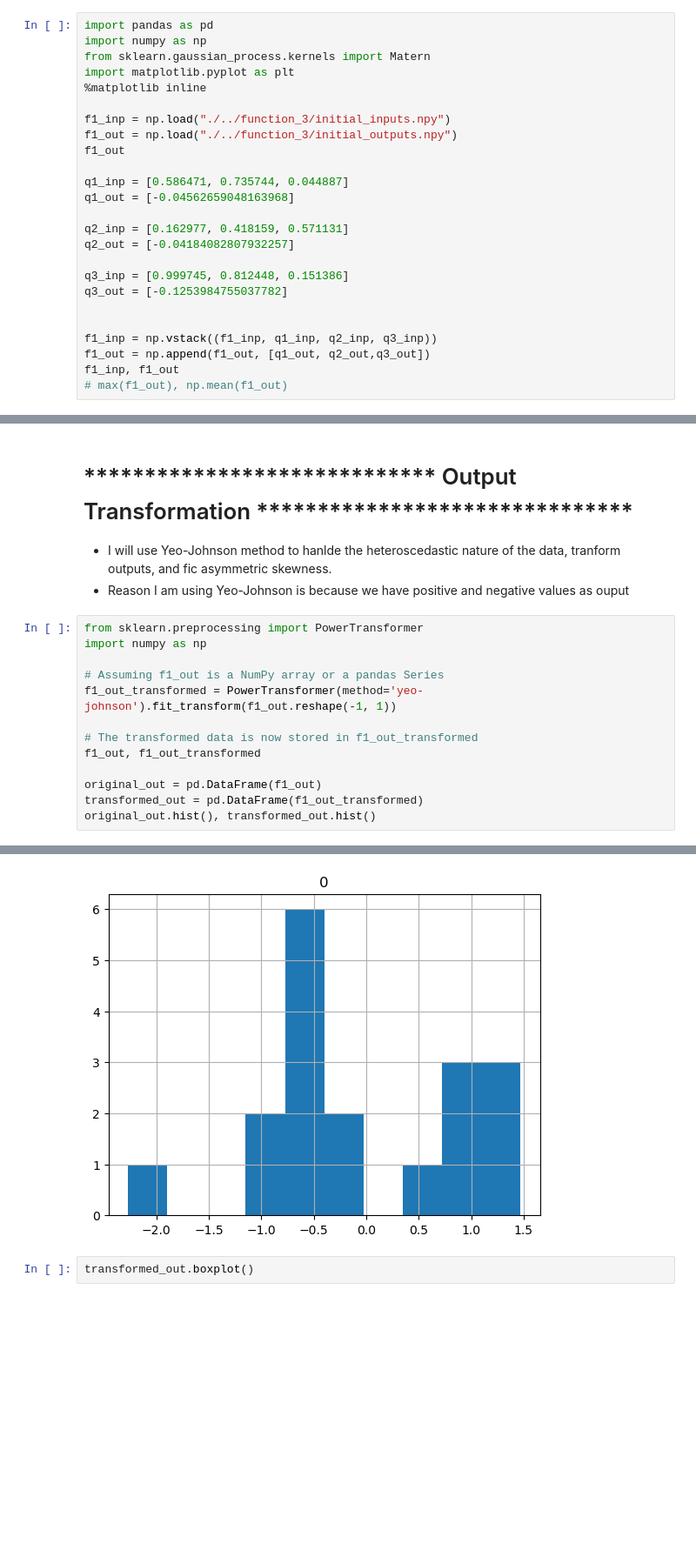
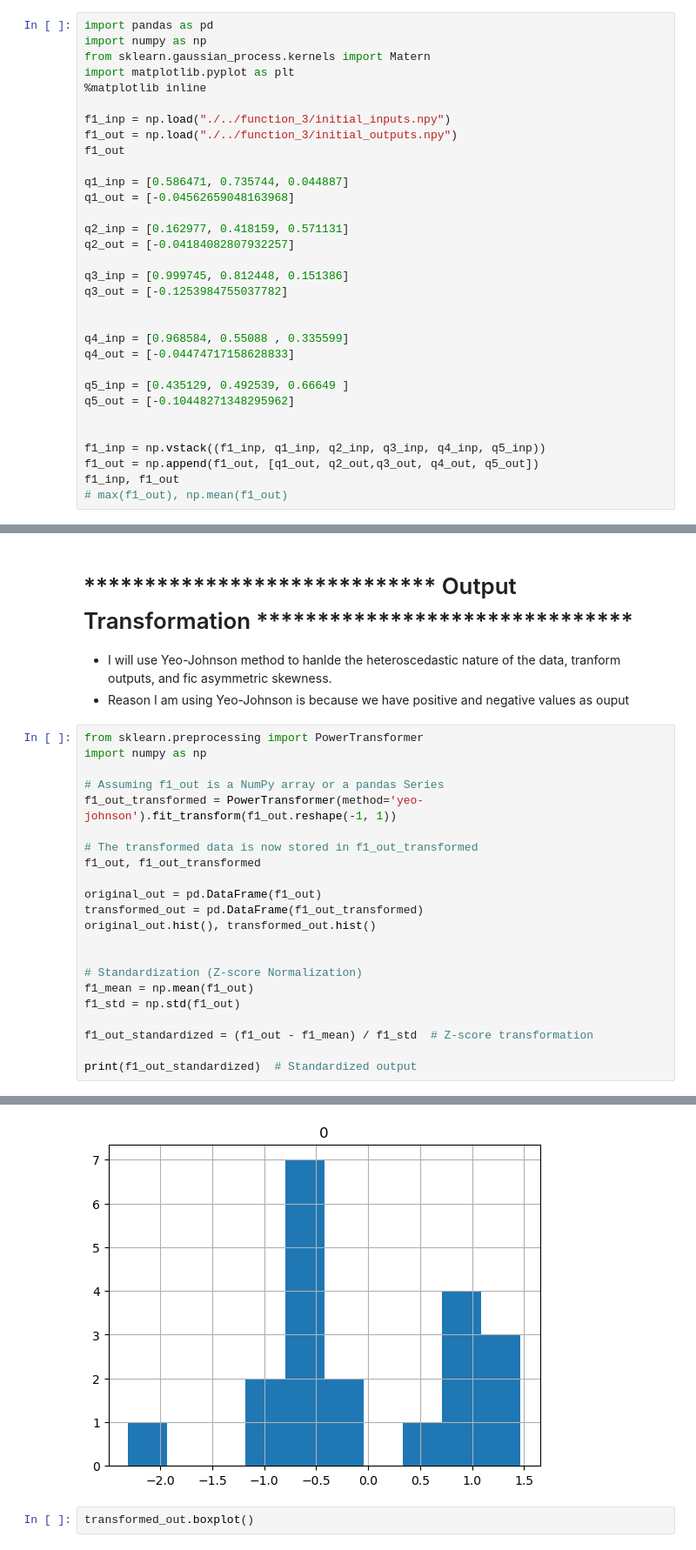
Before and after one commit to Alerdo/BlackBox-Bayesian_Optimisation, a Jupyter notebook: initial_data/0.0 notebooks/f3_optimisation.ipynb, the cells around one changed output, grey strips where cells are left out. Shown at 87% size. Cells and saved outputs as stored; diff of their text form; blank space fills up the shorter version.

```diff
--- a/initial_data/0.0 notebooks/f3_optimisation.ipynb
+++ b/initial_data/0.0 notebooks/f3_optimisation.ipynb
@@ -22,8 +22,15 @@ q3_inp = [0.999745, 0.812448, 0.151386]
 q3_out = [-0.1253984755037782]
 
 
-f1_inp = np.vstack((f1_inp, q1_inp, q2_inp, q3_inp))
-f1_out = np.append(f1_out, [q1_out, q2_out,q3_out])
+q4_inp = [0.968584, 0.55088 , 0.335599]
+q4_out = [-0.04474717158628833]
+
+q5_inp = [0.435129, 0.492539, 0.66649 ]
+q5_out = [-0.10448271348295962]
+
+
+f1_inp = np.vstack((f1_inp, q1_inp, q2_inp, q3_inp, q4_inp, q5_inp))
+f1_out = np.append(f1_out, [q1_out, q2_out,q3_out, q4_out, q5_out])
 f1_inp, f1_out
 # max(f1_out), np.mean(f1_out)
 # %% [output]
@@ -522,4 +517,13 @@ f1_out, f1_out_transformed
 original_out = pd.DataFrame(f1_out)
 transformed_out = pd.DataFrame(f1_out_transformed)
 original_out.hist(), transformed_out.hist()
+
+
+# Standardization (Z-score Normalization)
+f1_mean = np.mean(f1_out)
+f1_std = np.std(f1_out)
+
+f1_out_standardized = (f1_out - f1_mean) / f1_std  # Z-score transformation
+
+print(f1_out_standardized)  # Standardized output
 # %% [output]
@@ -529,4 +535,4 @@ original_out.hist(), transformed_out.hist()
-[figure, old version]
+[figure, new version]
 # %%
 transformed_out.boxplot()
 # %% [output]
```
Also changed, not shown: parts of 18 cells of this notebook, 5 other files.
